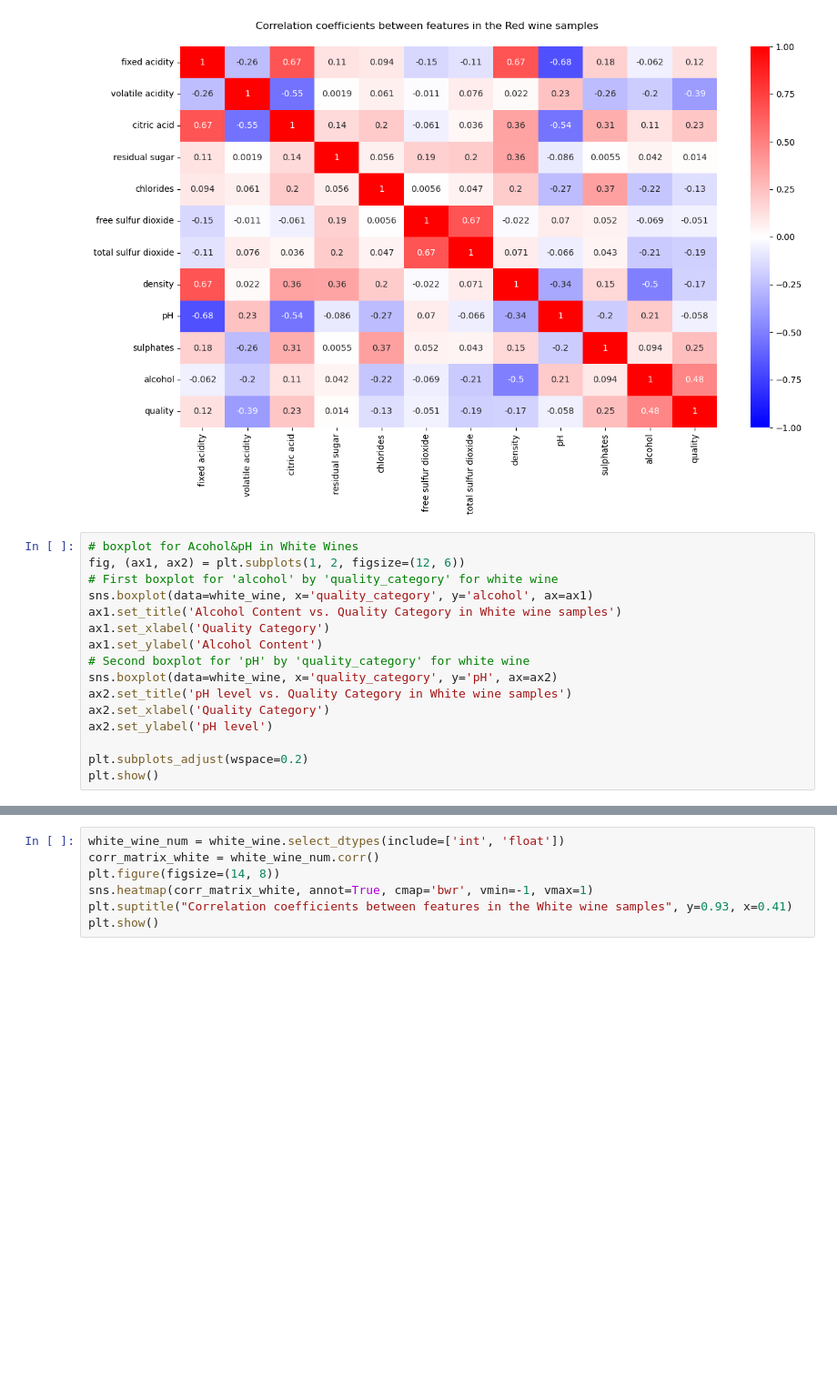
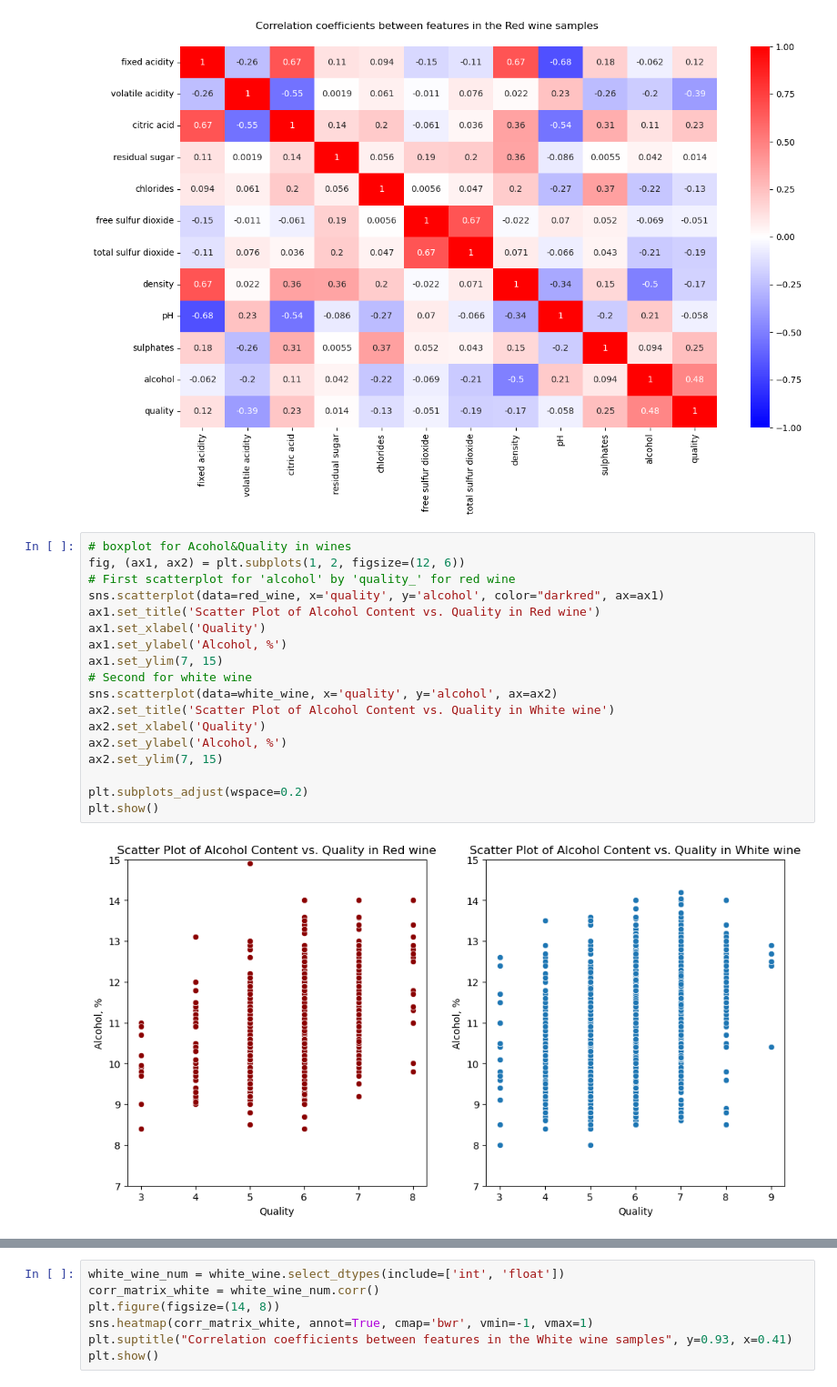
Before and after one commit to novik2713/CAB_Winery_Project, a Jupyter notebook: project2.ipynb, the cells around one changed output, grey strips where cells are left out. Shown at 91% size. Drawn from its saved outputs; the diff is of its cells as text; blank space fills up the shorter version.

```diff
--- a/project2.ipynb
+++ b/project2.ipynb
@@ -348,18 +348,22 @@ plt.show()
 # %% [output]
 [figure]
 # %%
-# boxplot for Acohol&pH in White Wines
+# boxplot for Acohol&Quality in wines
 fig, (ax1, ax2) = plt.subplots(1, 2, figsize=(12, 6))
-# First boxplot for 'alcohol' by 'quality_category' for white wine
-sns.boxplot(data=white_wine, x='quality_category', y='alcohol', ax=ax1)
-ax1.set_title('Alcohol Content vs. Quality Category in White wine samples')
-ax1.set_xlabel('Quality Category')
-ax1.set_ylabel('Alcohol Content')
-# Second boxplot for 'pH' by 'quality_category' for white wine
-sns.boxplot(data=white_wine, x='quality_category', y='pH', ax=ax2)
-ax2.set_title('pH level vs. Quality Category in White wine samples')
-ax2.set_xlabel('Quality Category')
-ax2.set_ylabel('pH level')
+# First scatterplot for 'alcohol' by 'quality_' for red wine
+sns.scatterplot(data=red_wine, x='quality', y='alcohol', color="darkred", ax=ax1)
+ax1.set_title('Scatter Plot of Alcohol Content vs. Quality in Red wine')
+ax1.set_xlabel('Quality')
+ax1.set_ylabel('Alcohol, %')
+ax1.set_ylim(7, 15)
+# Second for white wine
+sns.scatterplot(data=white_wine, x='quality', y='alcohol', ax=ax2)
+ax2.set_title('Scatter Plot of Alcohol Content vs. Quality in White wine')
+ax2.set_xlabel('Quality')
+ax2.set_ylabel('Alcohol, %')
+ax2.set_ylim(7, 15)
 
 plt.subplots_adjust(wspace=0.2)
 plt.show()
+# %% [output]
+[figure, added]
```
Also changed, not shown: parts of 10 cells of this notebook.
